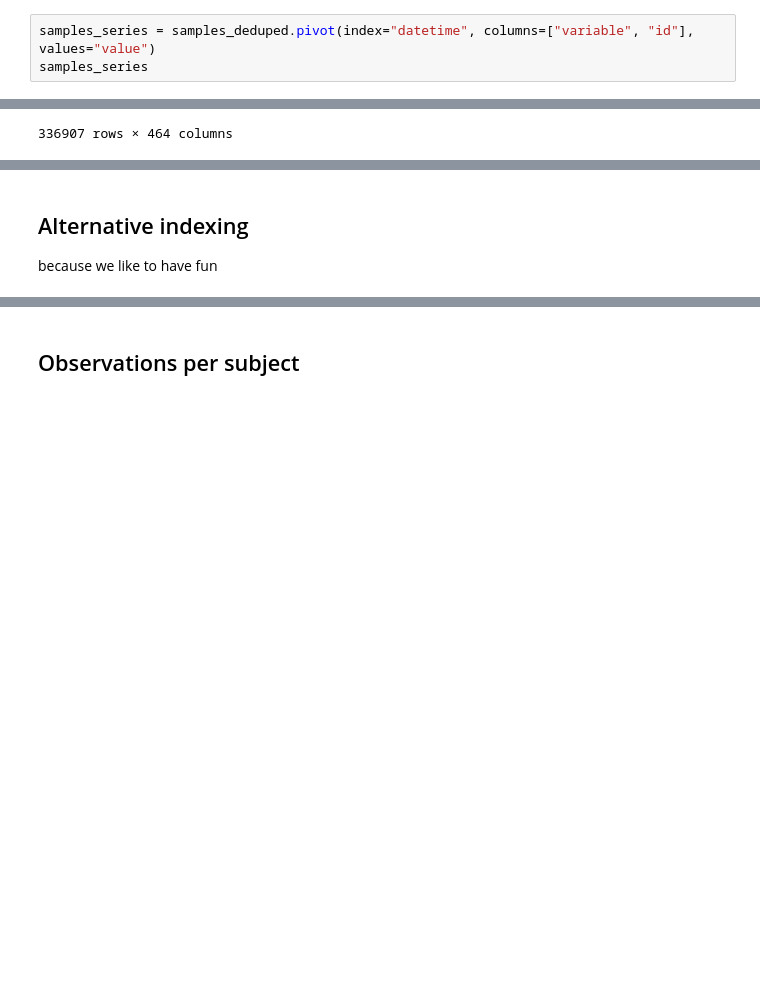
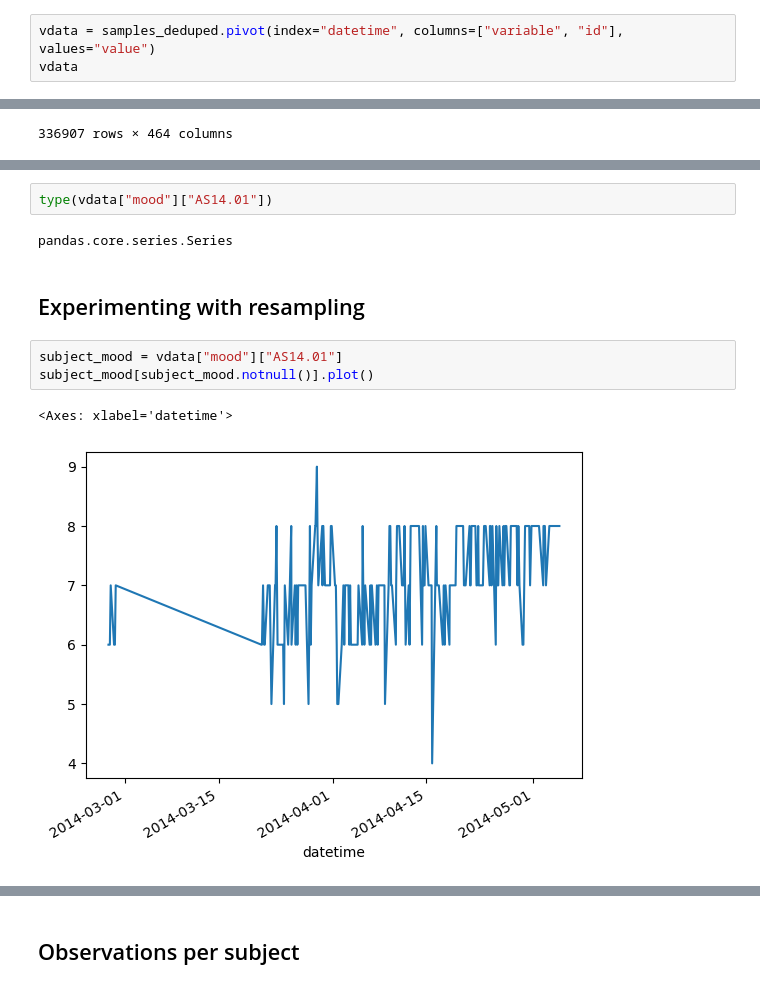
Before and after one commit to LaToyaVanderB/DataMiningTechniquesAssignments, a Jupyter notebook: assignment1/explore-flo.ipynb, the cells around one changed output, grey strips where cells are left out. Cells and saved outputs as stored; diff of their text form; blank space fills up the shorter version.

Commit message:
Added some resampling examples.

```diff
--- a/assignment1/explore-flo.ipynb
+++ b/assignment1/explore-flo.ipynb
@@ -140,8 +140,8 @@ samples_deduped
 ## Pivot the data to a time indexed data frame
 https://pandas.pydata.org/docs/user_guide/reshaping.html
 # %%
-samples_series = samples_deduped.pivot(index="datetime", columns=["variable", "id"], values="value")
-samples_series
+vdata = samples_deduped.pivot(index="datetime", columns=["variable", "id"], values="value")
+vdata
 # %% [output]
 | variable | mood |  |  |  |  |  |  |  |  |  | ... | ... |
 | id | AS14.01 | AS14.02 | AS14.03 | AS14.05 | AS14.06 | AS14.07 | AS14.08 | AS14.09 | AS14.12 | AS14.13 | ... | ... |
@@ -226,6 +261,15 @@ datetime
 2014-06-08 11:04:46.335   NaN
 2014-06-09 00:00:00.000   NaN
 Name: AS14.01, Length: 336907, dtype: float64
-# %% [markdown]
-## Alternative indexing
-because we like to have fun
+# %%
+type(vdata["mood"]["AS14.01"])
+# %% [output]
+pandas.core.series.Series
+# %% [markdown]
+## Experimenting with resampling
+# %%
+subject_mood = vdata["mood"]["AS14.01"]
+subject_mood[subject_mood.notnull()].plot()
+# %% [output]
+<Axes: xlabel='datetime'>
+[figure, added]
```
Also changed, not shown: parts of 24 cells of this notebook.
